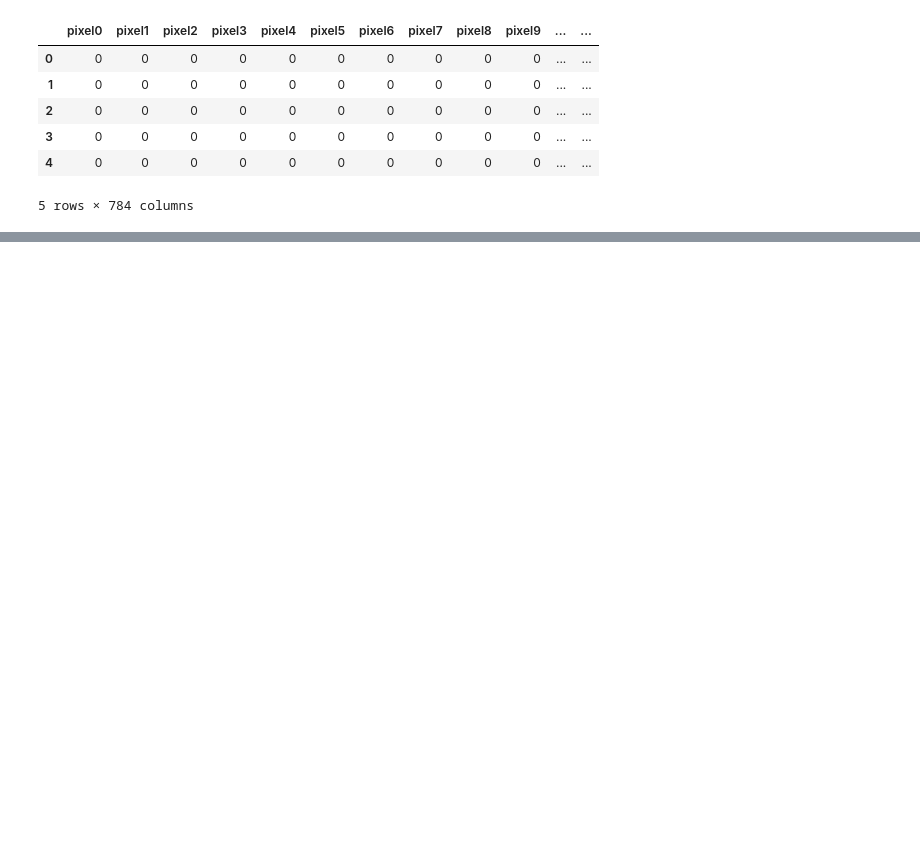
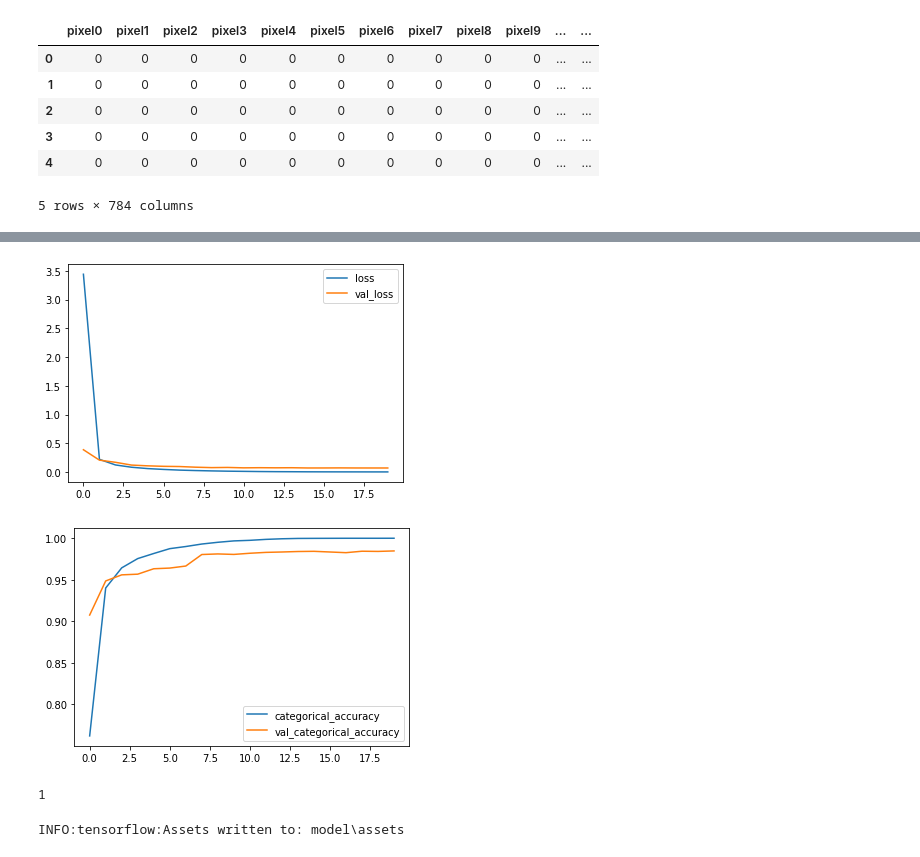
Before and after one commit to VickusWan/Sudoku-Solver-with-OPENCV, a Jupyter notebook: digit recognizer.ipynb, the cells around one changed output, grey strips where cells are left out. Drawn from its saved outputs; the diff is of its cells as text; code cells hidden in the pictures; blank space fills up the shorter version.

```diff
--- a/digit recognizer.ipynb
+++ b/digit recognizer.ipynb
@@ -45,0 +45,8 @@ TensorShape([100, 28, 28, 1])
+# %%
+digit_features = tf.expand_dims(digit_features, axis=-1)
+digit_label = tf.one_hot(digit_label, depth = 10, on_value=1, axis=-1)
+# %%
+size = new.shape[0]//10
+
+x_train, x_val = tf.split(digit_features, [size*8, size*2])
+y_train, y_val = tf.split(digit_label, [size*8, size*2])
@@ -45,0 +57,22 @@ TensorShape([100, 28, 28, 1])
+# %%
+model = tf.keras.Sequential([
+    layers.Conv2D(filters=32, kernel_size=5, activation='relu', padding='valid',
+                  input_shape=(28, 28, 1)),
+    layers.MaxPool2D(pool_size=(2, 2), strides=(2, 2), padding='valid'),
+
+    layers.Conv2D(filters=64, kernel_size=5, activation='relu', padding='valid'),
+    layers.MaxPool2D(pool_size=(2, 2), strides=(2, 2), padding='valid'),
+
+    layers.Flatten(),
+    layers.Dense(10, activation='softmax'),
+])
+
+model.compile(
+    optimizer=tf.keras.optimizers.Adam(),
+    loss='categorical_crossentropy',
+    metrics=['categorical_accuracy']
+)
+
+early_stopping = callbacks.EarlyStopping(patience=5, min_delta=0.001, restore_best_weights=True)
+# %%
+history = model.fit(x_train, y_train, validation_data=(x_val, y_val), batch_size=420, epochs=30, callbacks=early_stopping, verbose=2)
@@ -45,0 +97,7 @@ TensorShape([100, 28, 28, 1])
+# %%
+history_df = pd.DataFrame(history.history)
+history_df.loc[:, ['loss', 'val_loss']].plot()
+history_df.loc[:, ['categorical_accuracy', 'val_categorical_accuracy']].plot();
+# %% [output]
+[figure, added]
+[figure, added]
@@ -45,0 +114,8 @@ TensorShape([100, 28, 28, 1])
+# %%
+model_predict(1)
+# %% [output]
+1
+# %%
+model.save('model')
+# %% [output]
+INFO:tensorflow:Assets written to: model\assets
```
Also changed, not shown: parts of 9 cells of this notebook, 4 other files.
